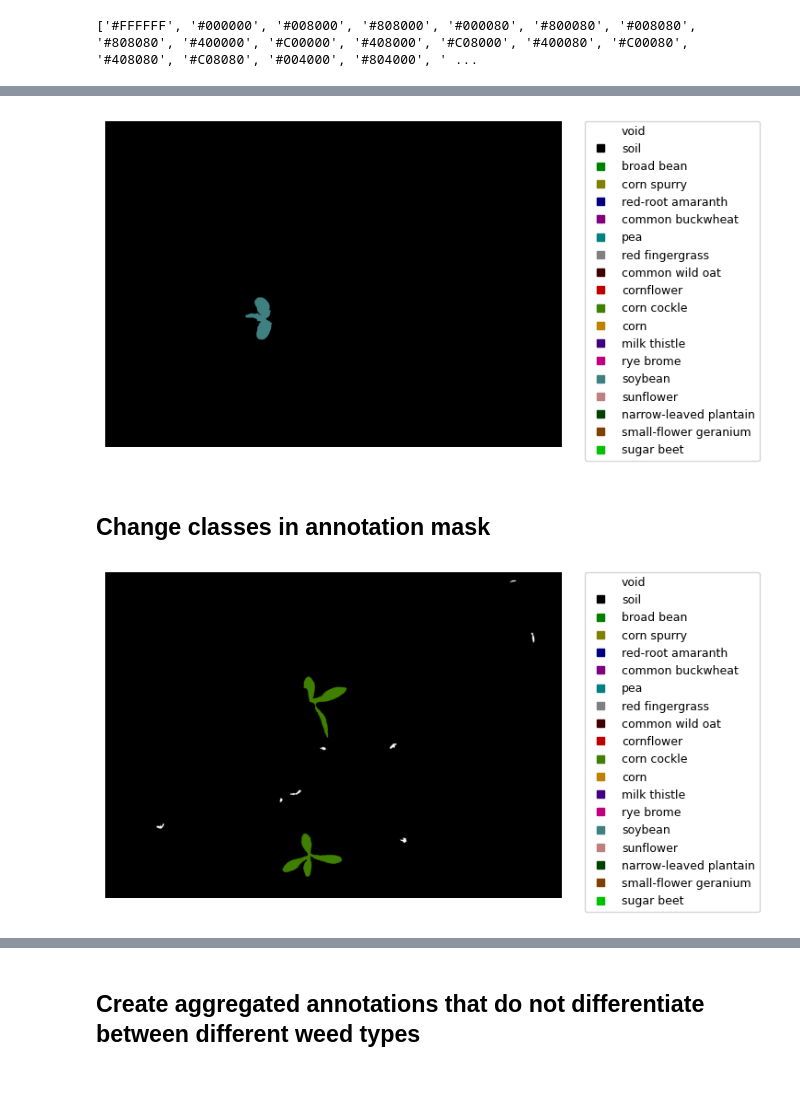
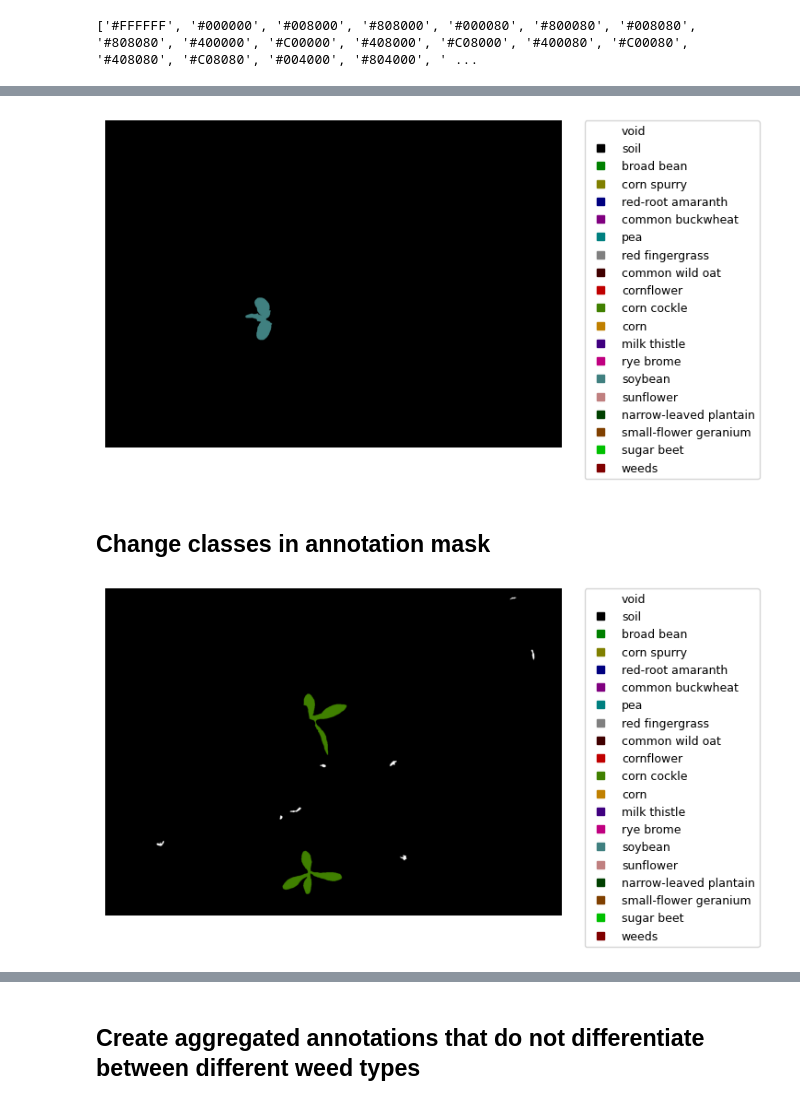
Before and after one commit to katekuian/master_thesis, a Jupyter notebook: 02_data_preparation.ipynb, the cells around one changed output, grey strips where cells are left out. Cells and saved outputs as stored; diff of their text form; code cells hidden in the pictures.

Commit message:
Improve swap classes method, add folder with correct classes/labels for each model

```diff
--- a/02_data_preparation.ipynb
+++ b/02_data_preparation.ipynb
@@ -27,6 +13,13 @@ if module_path not in sys.path:
 # from modules import swap_classes, get_legend, visualize_annotation
 # %% [markdown]
 ## Visualize annotation
+# %%
+image_folder = './WE3DS/images/'
+annotation_folder = './WE3DS/annotations/'
+annotations_aggregated_folder = './WE3DS/annotations_aggregated/'
+# Define the paths to the images and annotations
+image_paths = np.array(os.listdir(image_folder))
+annotation_paths = np.array(os.listdir(annotation_folder))
 # %%
 color_values = [
     [255, 255, 255],
@@ -47,7 +40,8 @@ color_values = [
     [192, 128, 128],
     [0, 64, 0],
     [128, 64, 0],
-    [0, 192, 0]
+    [0, 192, 0],
+    [128, 0, 0]
 ]
 
 plant_classification = {
@@ -69,5 +63,12 @@ plant_classification = {
     'sunflower': 'crop',
     'narrow-leaved plantain': 'weed',
     'small-flower geranium': 'weed',
-    'sugar beet': 'crop'
+    'sugar beet': 'crop',
+    'weeds': 'weeds',
 }
+
+crop_indices = [index for index, value in enumerate(plant_classification) if plant_classification[value] == 'crop']
+weed_indices = [index for index, value in enumerate(plant_classification) if plant_classification[value] == 'weed']
+
+print("Crop indicies: ", crop_indices)
+print("Weed indicies: ", weed_indices)
@@ -85,7 +89,7 @@ def get_legend(plant_classification, hex_colors):
 
     return legend_elements
 # %%
-def visualize_annotion_for_image(im):
+def visualize_annotation_for_image(im):
     rgb = np.zeros_like(im)
     for i in range(im.shape[0]):
         for j in range(im.shape[1]):
@@ -93,11 +97,11 @@ def visualize_annotion_for_image(im):
             rgb[i, j] = color_values[index[0]]
 
     plt.axis('off')
-    plt.legend(handles=get_legend(), bbox_to_anchor=(1.05, 1), loc=2, borderaxespad=0., fontsize=9)
+    plt.legend(handles=get_legend(plant_classification, hex_colors), bbox_to_anchor=(1.05, 1), loc=2, borderaxespad=0., fontsize=9)
     plt.imshow(rgb)
     plt.show()
 
-def visualize_annotion(image_name):
-    im = cv2.imread('./WE3DS/annotations/segmentation/SegmentationLabel/' + image_name)
-    visualize_annotion_for_image(im)
+def visualize_annotation(image_name):
+    im = cv2.imread(annotation_folder + image_name)
+    visualize_annotation_for_image(im)
 # %%
@@ -107,6 +111,6 @@ TypeError: visualize_annotion() takes 1 positional argument but 3 were given
 # %%
-visualize_annotion('img_00045.png')
+visualize_annotation('img_00045.png')
 # %% [output]
-[figure, old version]
+[figure, new version]
 # %% [markdown]
 ## Change classes in annotation mask
@@ -124,5 +129,5 @@ def swap_classes(classes_to_swap, new_class, image_name):
 # %%
-visualize_annotion('img_01109.png')
+visualize_annotation('img_01109.png')
 # %% [output]
-[figure, old version]
+[figure, new version]
 # %%
```
Also changed, not shown: parts of 12 cells of this notebook.
